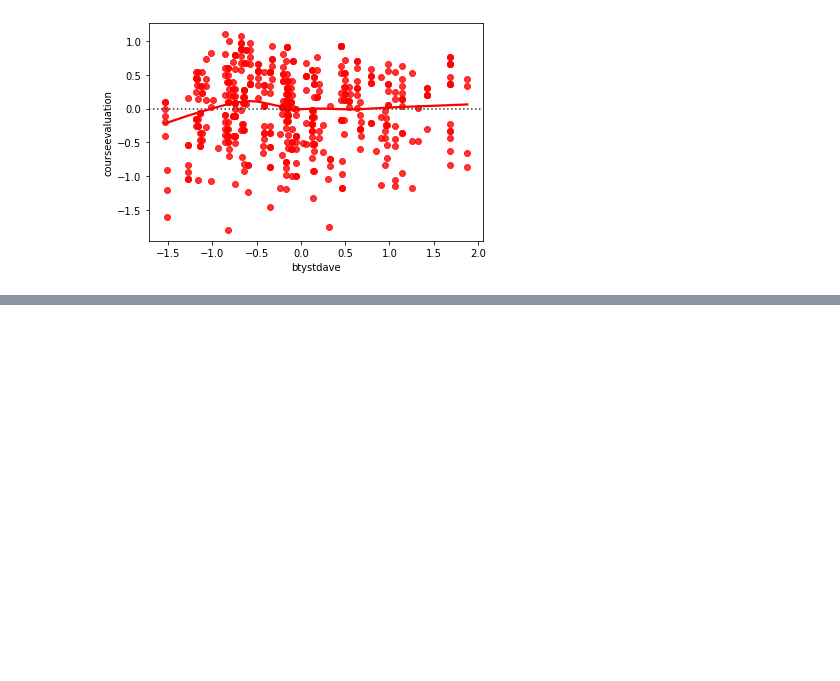
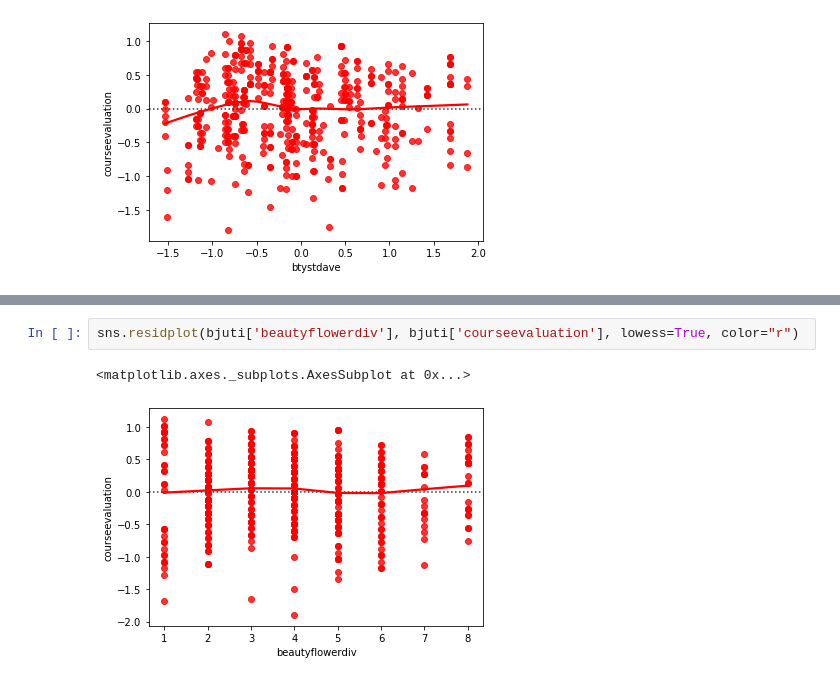
Before and after one commit to alxxb12/db, a Jupyter notebook: regresja/zad2.ipynb, the cells around one changed output, grey strips where cells are left out. Drawn from its saved outputs; the diff is of its cells as text; blank space fills up the shorter version.

```diff
--- a/regresja/zad2.ipynb
+++ b/regresja/zad2.ipynb
@@ -73,0 +78,5 @@ sns.residplot(bjuti['btystdave'], bjuti['courseevaluation'], lowess=True, color=
+# %%
+sns.residplot(bjuti['beautyflowerdiv'], bjuti['courseevaluation'], lowess=True, color="r")
+# %% [output]
+<matplotlib.axes._subplots.AxesSubplot at 0x...>
+[figure, added]
```
Also changed, not shown: parts of 3 cells of this notebook.
